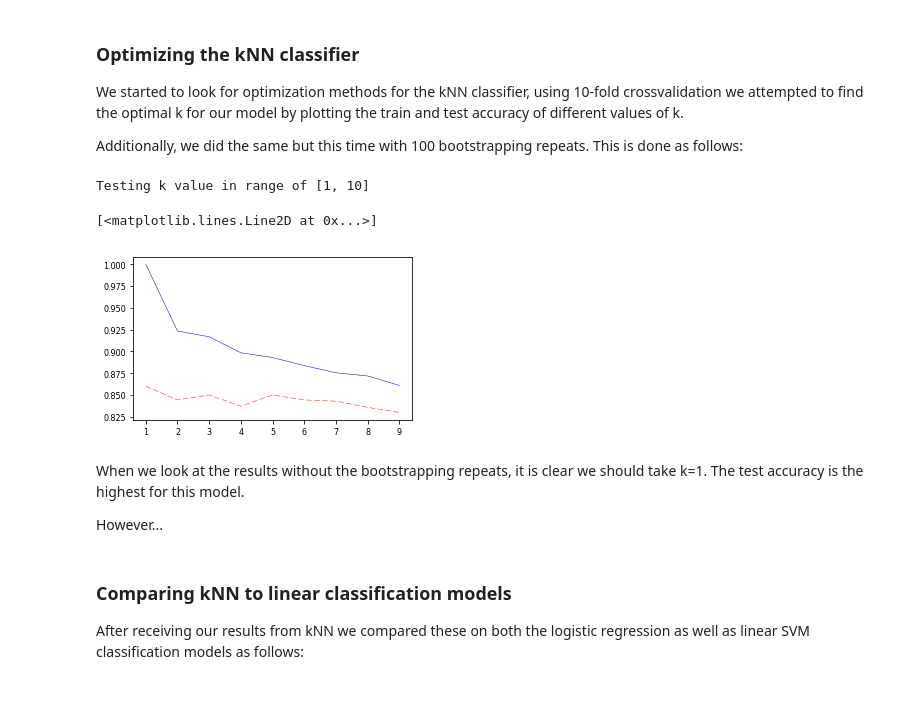
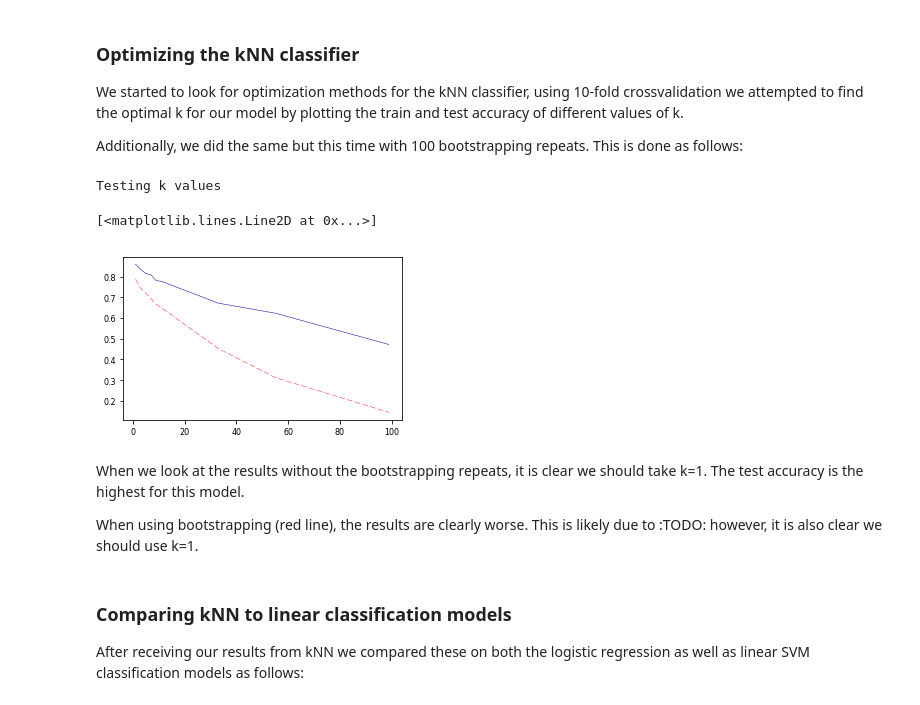
Before and after one commit to Zilarion/2IMW30-Assignment-1-2, a Jupyter notebook: a1/Assignment 1.ipynb, the cells around one changed output. Saved outputs shown, nothing was run; the diff lists cells and outputs as text; code cells hidden in the pictures.

```diff
--- a/a1/Assignment 1.ipynb
+++ b/a1/Assignment 1.ipynb
@@ -97,61 +97,51 @@ We started to look for optimization methods for the kNN classifier, using 10-fol
 Additionally, we did the same but this time with 100 bootstrapping repeats. This is done as follows:
 # %%
 from sklearn.model_selection import KFold
-import pandas as pd
+from sklearn.model_selection import cross_val_score
+from sklearn.model_selection import ShuffleSplit
 
 # -- Settings --
-percentage = 0.01                           # A multiplier which controls the percentage of data we use, set to 1 to run with all data
-nSplits = 10                                # k-fold value
+percentage = 0.005                           # A multiplier which controls the percentage of data we use, set to 1 to run with all data
 
 # Build a list of the training and test scores for increasing amount of neighbors
-training_accuracy = []
 test_accuracy = []
+accuracy_bootstrap = []
 
-# Tests kNN classifier for a certain neighbor value using k-fold on dataset X
-def kfold_test(k_fold, x_data, y_data, n_neighbors):
-    trainAccuracy = [];
-    testAccuracy = [];
-    for k, (train, test) in enumerate(k_fold.split(x_data, y_data)):
-        # build the model
-        clf = neighbors.KNeighborsClassifier(n_neighbors=n_neighbors).fit(x_data[train], y_data[train])
-
-        # record training and test set accuracy
-        trainAccuracy.append(clf.score(x_data[train], y_data[train]))
-        testAccuracy.append(clf.score(x_data[test], y_data[test]))
-
-    return (pd.DataFrame(trainAccuracy).mean()[0], pd.DataFrame(testAccuracy).mean()[0])
-
-# Create k-fold
-kf = KFold(n_splits=nSplits)
+# Create k-fold and bootstrap
+kf = KFold(n_splits=10, shuffle=True, random_state=0)
+bootstrap = ShuffleSplit(test_size=.66, train_size=.34, n_splits=100)
 
 # reduce data set size by the given percentage
 x_data = X[:int(len(X)*percentage)];
 y_data = y[:int(len(y)*percentage)];
 
 # Set range of k values to be tested
-k = range(1,10)
-print("Testing k value in range of [1, 10]");
+k = [1, 3, 5, 7, 9, 11, 33, 55, 99]
+print("Testing k values");
 
 # uses kf-old testing to find training and test accuracy for different amount of neighbors
 for n_neighbors in k:
-    train_a, test_a = kfold_test(kf, x_data, y_data, n_neighbors)
-    training_accuracy.append(train_a)
-    test_accuracy.append(test_a)
+    m = neighbors.KNeighborsClassifier(n_neighbors=n_neighbors)
+
+    # Do a kfold test with this k
+    results = cross_val_score(m, x_data, y_data, cv=kf)
+    test_accuracy.append(results.mean())
+
+    # Do a bootstrap test with this k
+    results = cross_val_score(m, x_data, y_data, cv=bootstrap)
+    accuracy_bootstrap.append(results.mean())
 
 # Plot the results
-plt.plot(k, training_accuracy, label="training accuracy")
 plt.plot(k, test_accuracy, label="test accuracy")
-
-#Do the same but with 100 bootstrapping repeats. Are the results different? Explain.
-# ??????? geen idee hoe je dit doet
+plt.plot(k, accuracy_bootstrap, label="bootstrap accuracy")
 # %% [output]
-Testing k value in range of [1, 10]
+Testing k values
 [<matplotlib.lines.Line2D at 0x...>]
-[figure, old version]
+[figure, new version]
 # %% [markdown]
 When we look at the results without the bootstrapping repeats, it is clear we should take k=1. The test accuracy is the highest for this model.
 
-However...
+When using bootstrapping (red line), the results are clearly worse. This is likely due to :TODO: however, it is also clear we should use k=1.
 # %% [markdown]
 ### Comparing kNN to linear classification models
 After receiving our results from kNN we compared these on both the logistic regression as well as linear SVM classification models as follows:
```
Also changed, not shown: parts of 4 cells of this notebook.
